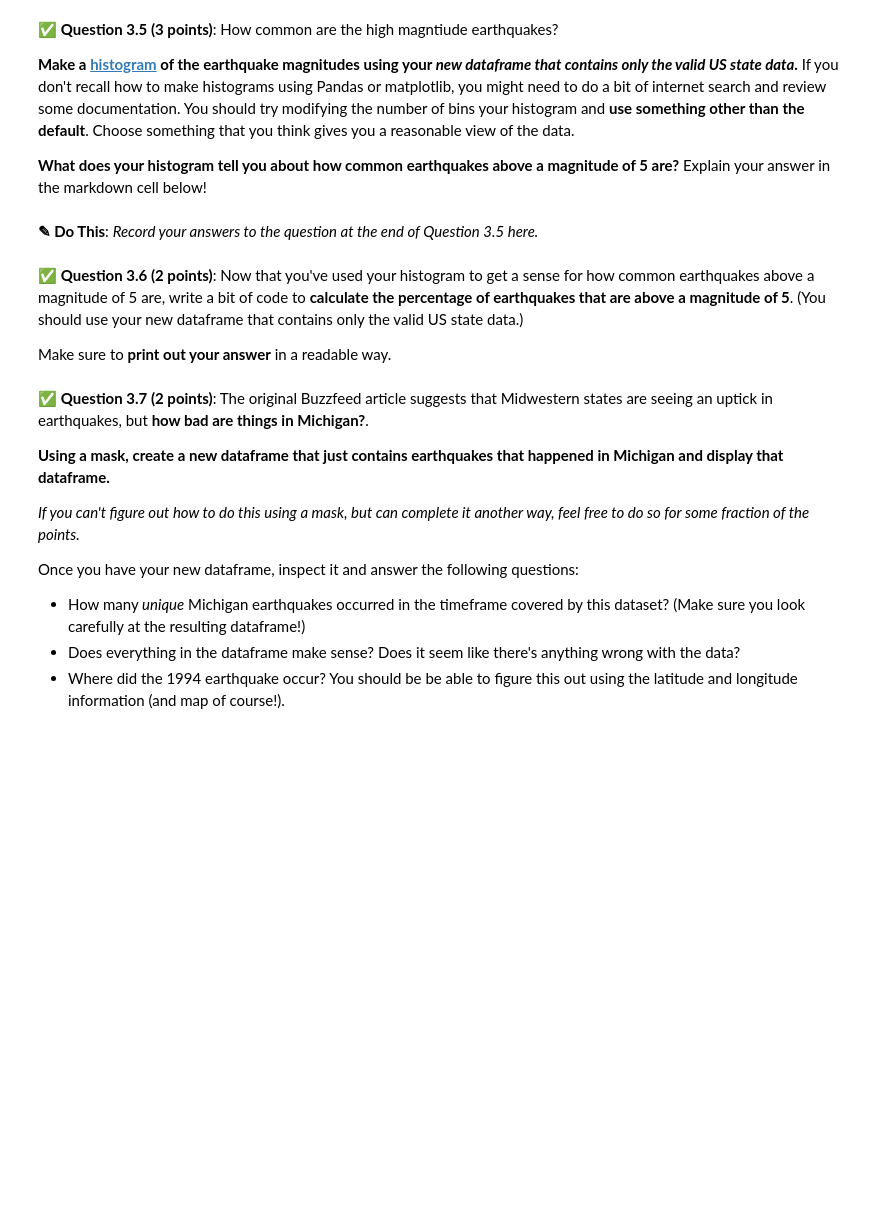
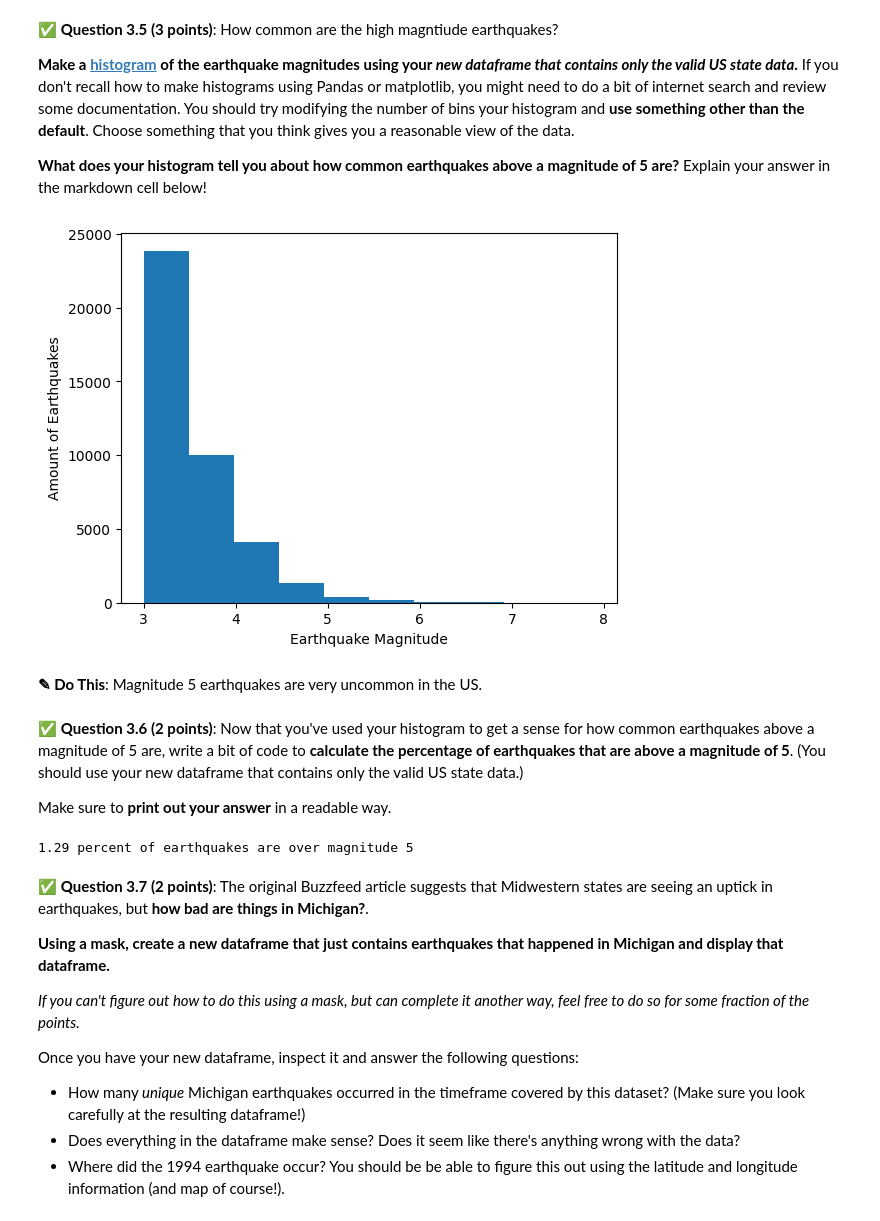
Before and after one commit to Alexcrossmung/CMSE-f25-turnin, a Jupyter notebook: hw-01/HW01-AlexCross.ipynb, the cells around one changed output. Drawn from its saved outputs; the diff is of its cells as text; code cells hidden in the pictures; blank space fills up the shorter version.

```diff
--- a/hw-01/HW01-AlexCross.ipynb
+++ b/hw-01/HW01-AlexCross.ipynb
@@ -384,3 +412,5 @@ Does the resulting plot meet your expectations? Is there anything that surprises
 **Use this function to create a new dataframe that only contains the rows with a valid entry in the `state` column.**
 # %%
 ### Put your code here
+clean_quakes = quakes.dropna()
+clean_quakes.head(15)
@@ -395,5 +440,14 @@ Does the resulting plot meet your expectations? Is there anything that surprises
+# %%
+### Put your code here
+plt.hist(clean_quakes["mag"])
+plt.xlabel("Earthquake Magnitude")
+plt.ylabel("Amount of Earthquakes")
+
+plt.show()
+# %% [output]
+[figure, added]
 # %% [markdown]
-**<font size=+3>&#9998;</font> Do This**: *Record your answers to the question at the end of Question 3.5 here.*
+**<font size=+3>&#9998;</font> Do This**: Magnitude 5 earthquakes are very uncommon in the US.
 # %% [markdown]
 &#9989; **Question 3.6 (2 points)**: Now that you've used your histogram to get a sense for how common earthquakes above a magnitude of 5 are, write a bit of code to **calculate the percentage of earthquakes that are above a magnitude of 5**. (You should use your new dataframe that contains only the valid US state data.)
 
@@ -403,3 +455,18 @@ Make sure to **print out your answer** in a readable way.
+# %%
+### Put your code here
+over_five = 0
+five_or_lower = 0
+for i in range(len(clean_quakes['mag'])):
+    if clean_quakes['mag'].iloc[i] > 5:
+        over_five += 1
+    else:
+        five_or_lower += 1
+
+percent_over_five = (over_five / five_or_lower) * 100
+
+print(round(percent_over_five, 2), "percent of earthquakes are over magnitude 5")
+# %% [output]
+1.29 percent of earthquakes are over magnitude 5
 # %% [markdown]
 &#9989; **Question 3.7 (2 points)**: The original Buzzfeed article suggests that Midwestern states are seeing an uptick in earthquakes, but **how bad are things in Michigan?**.
 
```
Also changed, not shown: parts of 13 cells of this notebook.
